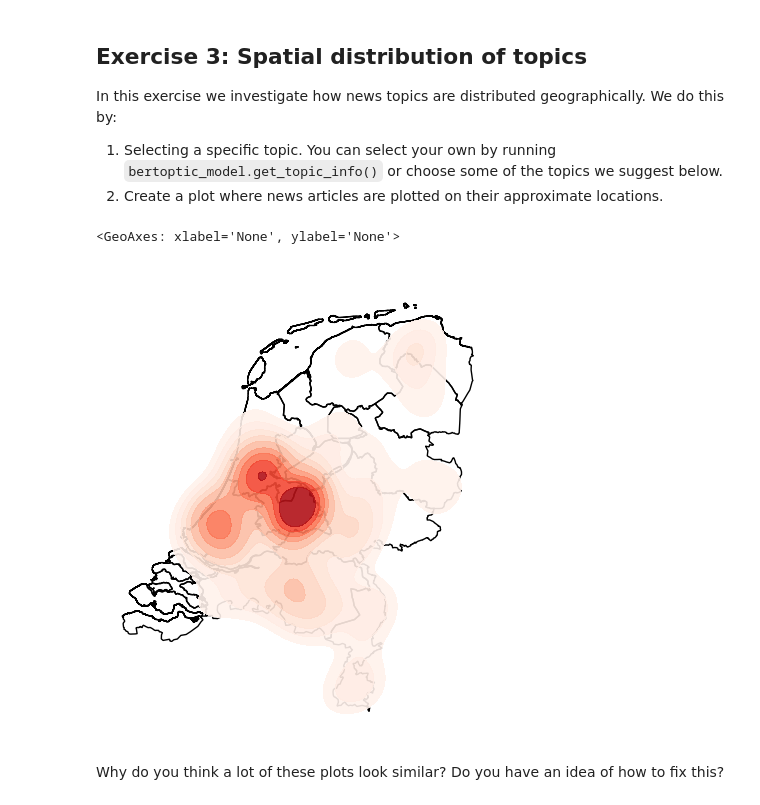
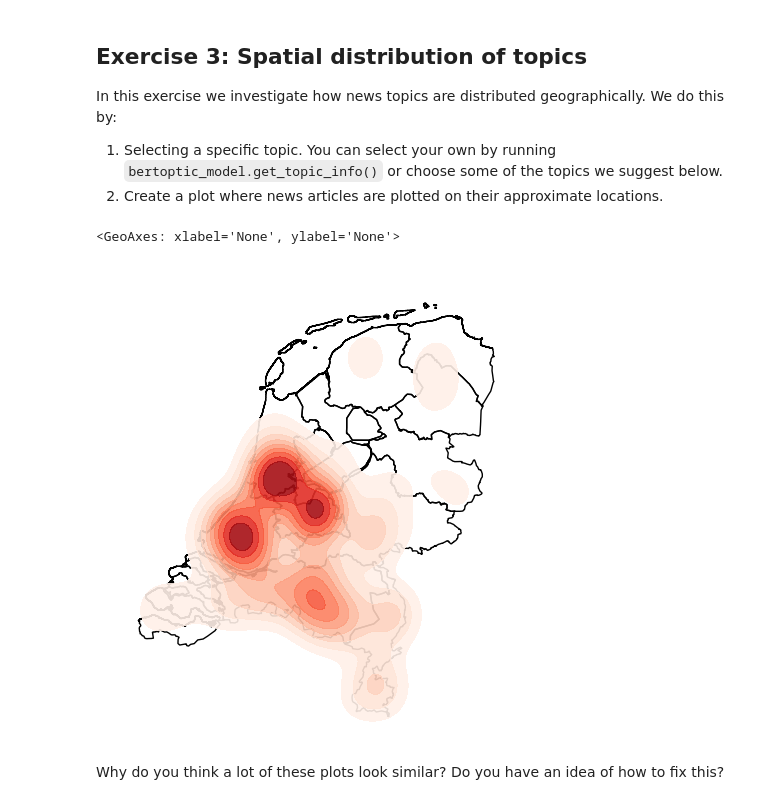
Before and after one commit to Kickstartai-product/kai-workshops, a Jupyter notebook: workshops/26032024-news-analysis/solutions-news-analysis.ipynb, the cells around one changed output. Saved outputs shown, nothing was run; the diff lists cells and outputs as text; code cells hidden in the pictures.

```diff
--- a/workshops/26032024-news-analysis/solutions-news-analysis.ipynb
+++ b/workshops/26032024-news-analysis/solutions-news-analysis.ipynb
@@ -116,9 +117,5 @@ This dataset has over a 150,000 news articles (rows), the followings columns are
 # %%
-df = pd.read_csv('nos_data_final_pruned.csv', parse_dates=['datetime'])
-
-# cast embeddings to numpy array
-df['embedding'] = df['embedding'].apply(
-    lambda x: np.fromstring(x[1:-1], sep=',', dtype=np.float16))
+df = pd.read_csv('nos_data_translated.csv', parse_dates=['datetime'])
 # sort by datetime
 df = df.sort_values(by='datetime')
 # %%
@@ -366,7 +365,6 @@ Look at the topics and their representations.
 
 Note: `-1` is a remainder topic, all articles that couldn't be fitted are stored here. For this reason we will ignore `Topic` `-1`
 # %%
-bertopic_model = bt.BERTopic.load("full_model_en")
-df['topic'] = bertopic_model.topics_
+bertopic_model = bt.BERTopic.load("full_model")
 bertopic_model.get_topic_info().head(25).iloc[:, :-1]
 # %% [output]
@@ -410,36 +406,39 @@ We do this by:
 # %%
 # Take a selected topic, to see all topics, run bertopic_model.get_topic_info()
 # Suggestions:
-selected_topic = 1
+# 0 = 0_patients_care_healthcare_hospital
+# 4 = 4_students_education_school_schools
+# 11 = 11_drugs_drug_cocaine_police
+# 16 = 16_housing_mortgage_homes_rental
+# 17 = 17_bank_abn_ing_banks
+selected_topic = 11
 # %%
 # take a selected topic, to see all topics, run bertopic_model.get_topic_info()
-selected_topic = 1
 df_topic = df[df['topic'] == selected_topic].dropna(subset=['lng', 'lat'])
 
 # plot the dutch geodata
 # Load shapefiles of NL
 gdf = gpd.read_file('https://stacks.stanford.edu/file/druid:st293bj4601/data.zip')
 
 # take a selected topic, to see all topics, run bertopic_model.get_topic_info()
-selected_topic = 11
 df_topic = df[df['topic'] == selected_topic].dropna(subset=['lng', 'lat'])
 
 # make geo dataframe, has cols lat and lng
 gdf_temp = gpd.GeoDataFrame(df_topic, crs="EPSG:4326", geometry=gpd.points_from_xy(df_topic.lng, df_topic.lat, crs="EPSG:4326"))
 
 # limit to articles with geo location in NL
 points_within_gdf = gpd.sjoin(gdf_temp, gdf, how='inner', op='within')
 
 # plot
 ax = gplt.polyplot(gdf, projection=gplt.crs.AlbersEqualArea(), zorder=1)
 gplt.kdeplot(
       points_within_gdf, cmap='Reds', shade=True, ax=ax,
       thresh=0.1,
       alpha=.9
     )
 # %% [output]
 <GeoAxes: xlabel='None', ylabel='None'>
-[figure, old version]
+[figure, new version]
 # %% [markdown]
 Why do you think a lot of these plots look similar? Do you have an idea of how to fix this?
 # %% [markdown]
```
Also changed, not shown: parts of 21 cells of this notebook, 1 other file.
